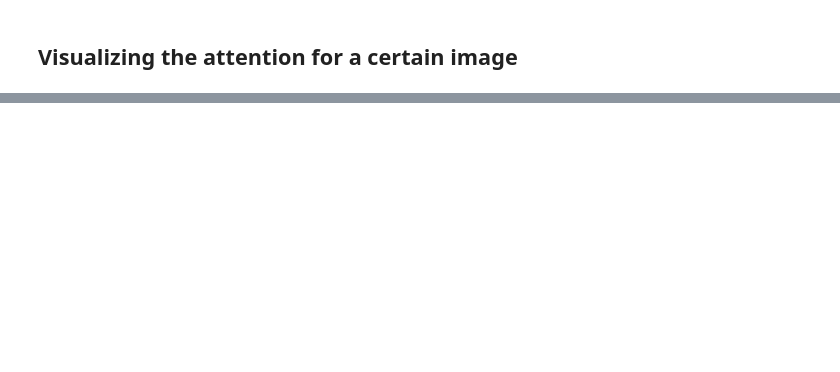
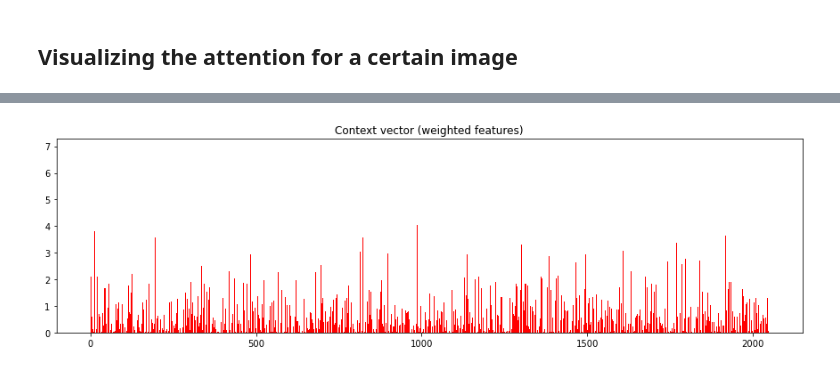
Before and after one commit to DCC-UAB/Image_Captioning, a Jupyter notebook: SRC/Visualization.ipynb, the cells around one changed output, grey strips where cells are left out. Saved outputs shown, nothing was run; the diff lists cells and outputs as text; code cells hidden in the pictures; blank space fills up the shorter version.

```diff
--- a/SRC/Visualization.ipynb
+++ b/SRC/Visualization.ipynb
@@ -256,0 +275,3 @@ Caption embedded: tensor([   1,    4,    9,    7,  114,    8, 1447,   77,    8,
+# %%
+attention_weights = features * alpha.unsqueeze(2)
+attention_weights = attention_weights.sum(dim=1)
@@ -256,0 +293,7 @@ Caption embedded: tensor([   1,    4,    9,    7,  114,    8, 1447,   77,    8,
+# %%
+plt.figure(figsize=(15,4))
+plt.bar(range(len(attention_weights[0])), attention_weights[0], color='red')
+plt.title('Context vector (weighted features)') # Dictates where to focus the attention
+plt.show()
+# %% [output]
+[figure, added]
```
Also changed, not shown: parts of 41 cells of this notebook.
